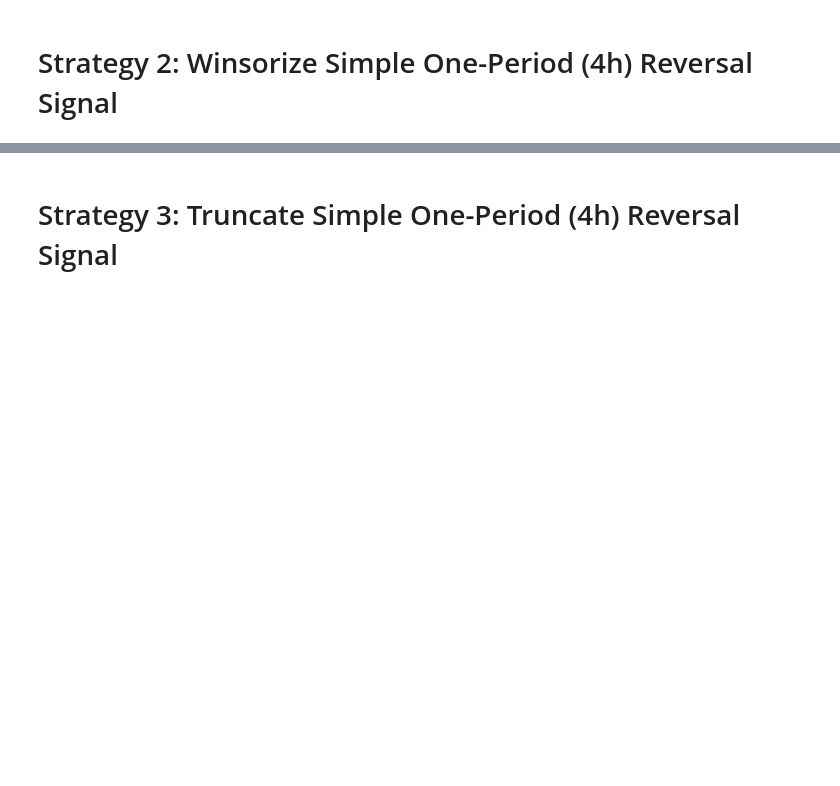
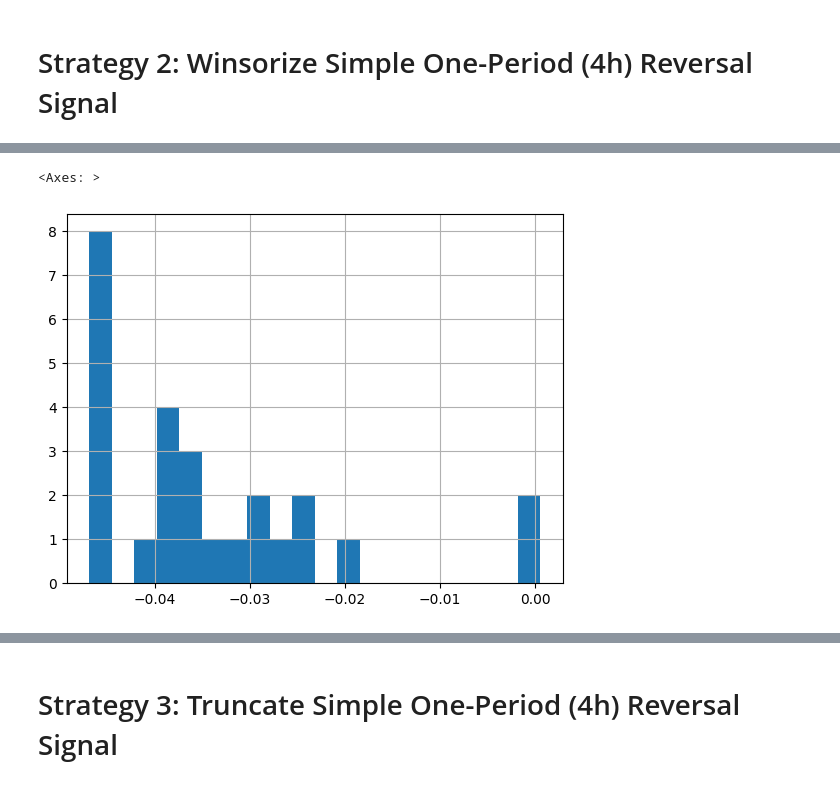
Before and after one commit to wbchristerson/crypto-strategies, a Jupyter notebook: class_project.ipynb, the cells around one changed output, grey strips where cells are left out. Saved outputs shown, nothing was run; the diff lists cells and outputs as text; code cells hidden in the pictures; blank space fills up the shorter version.

Commit message:
add winsorization functitonality and simple signal using it

```diff
--- a/class_project.ipynb
+++ b/class_project.ipynb
@@ -73,6 +81,7 @@ import numpy as np
 import statsmodels.api as sm
 
 from datetime import timedelta
+from scipy.stats.mstats import winsorize
 
 
 bitcoin_benchmark_returns = px['BTCUSDT'] / px['BTCUSDT'].shift() - 1
@@ -136,6 +145,13 @@ def get_bitcoin_returns_over_period(input_prices, trade_hours_freq = 4):
     return btc_prices_at_interval / btc_prices_at_interval.shift() - 1
 
 
+def get_winsorized_signal(raw_signal, proportion_lo, proportion_hi):
+    winsorized_signal = raw_signal.apply(lambda row: winsorize(
+        row, limits=[proportion_lo, proportion_hi]), axis=1, result_type='expand')
+    winsorized_signal.columns = raw_signal.columns
+    return winsorized_signal
+
+
 # trade_hours_freq = 4, 8, 12, 24 (for 1 day), ...
 def get_strategy_stats(net_returns, trade_hours_freq, input_prices):
     alpha, beta = get_alpha_beta_to_asset(net_returns.iloc[2:],
@@ -253,0 +221,3 @@ AttributeError: 'DataFrame' object has no attribute 'dtype'
+# %%
+winsorized_signal_10 = get_winsorized_signal(raw_signal, 0.1, 0.1)
+winsorized_signal_10
@@ -253,0 +239,5 @@ AttributeError: 'DataFrame' object has no attribute 'dtype'
+# %%
+winsorized_signal_10.iloc[200].hist(bins=20)
+# %% [output]
+<Axes: >
+[figure, added]
```
Also changed, not shown: parts of 23 cells of this notebook.
